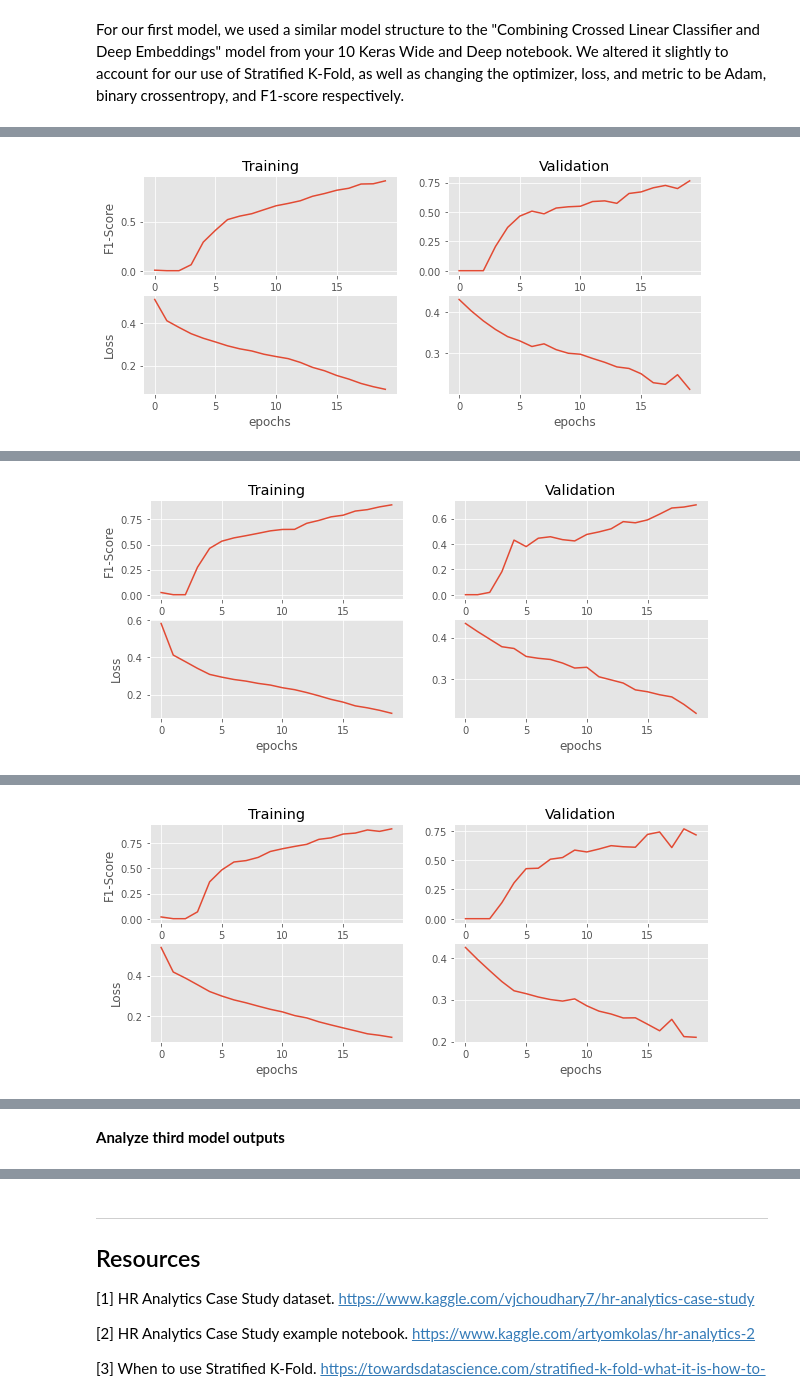
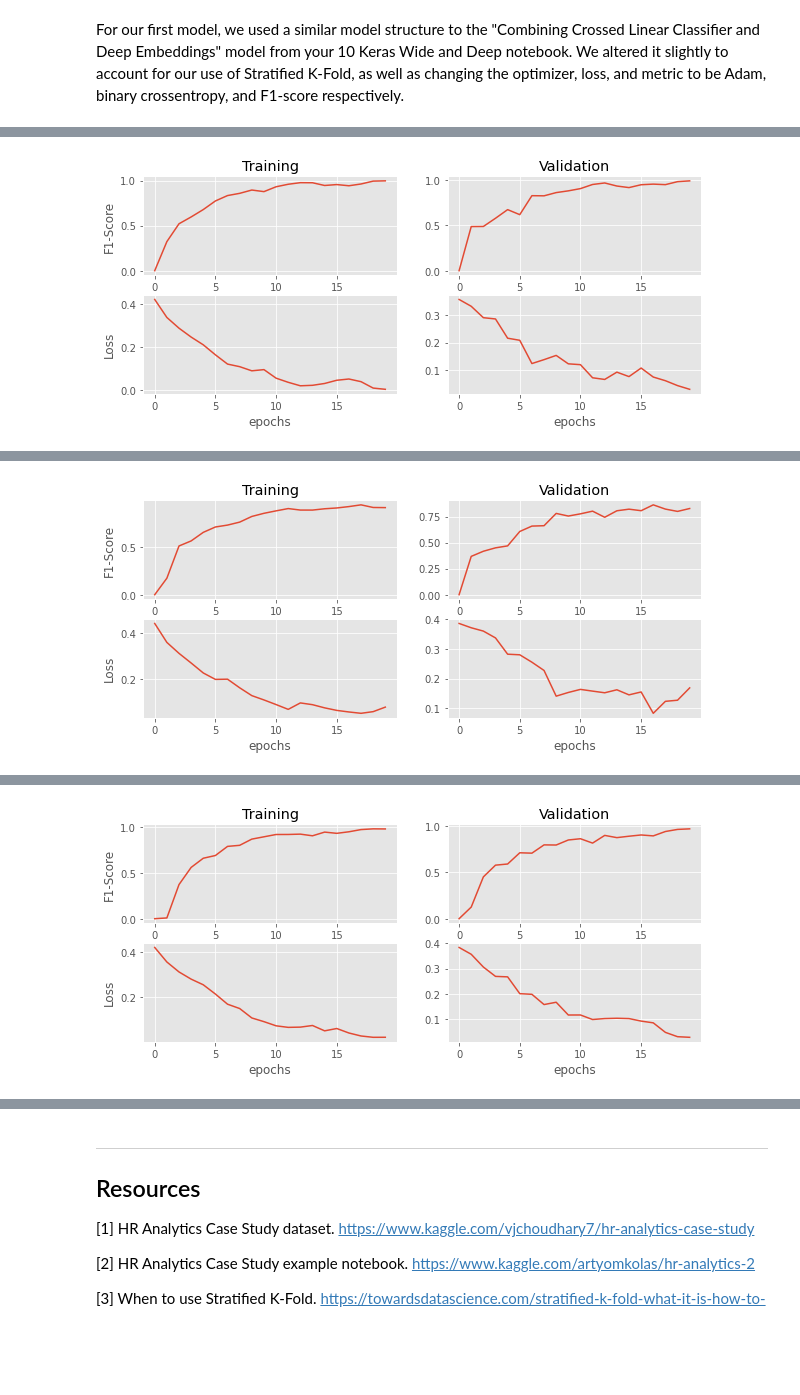
Before and after one commit to harrisonnoble/ml-projects, a Jupyter notebook: Lab 5/Lab 5.ipynb, the cells around one changed output, grey strips where cells are left out. Cells and saved outputs as stored; diff of their text form; code cells hidden in the pictures; blank space fills up the shorter version.

```diff
--- a/Lab 5/Lab 5.ipynb
+++ b/Lab 5/Lab 5.ipynb
@@ -630,7 +627,7 @@ We will now try to use different hyperparameters for Adam for our third model, a
 # %%
 from tensorflow.keras.optimizers import Adam
 
-adam = Adam
+adam = Adam(learning_rate=0.01, epsilon=1e-09)
 # %%
 from sklearn.metrics import auc
 from sklearn.metrics import roc_curve
@@ -726,7 +723,7 @@ for train, test in cv.split(X.to_numpy(), y.to_numpy()):
 
     model3 = Model(inputs=[input_cross,input_cat,input_cont], outputs=final_branch)
 
-    model3.compile(optimizer='adam',
+    model3.compile(optimizer=adam,
                    loss='binary_crossentropy',
                    metrics=[f1])
 
@@ -778 +775 @@ Fold 1 - Loss: 0.21111175417900085 F1-Score: 0.7666210532188416
-[figure, old version]
+[figure, new version]
@@ -780 +777 @@ Fold 2 - Loss: 0.2164444923400879 F1-Score: 0.7329146862030029
-[figure, old version]
+[figure, new version]
@@ -782 +779 @@ Fold 3 - Loss: 0.21002444624900818 F1-Score: 0.7275195717811584
-[figure, old version]
+[figure, new version]
@@ -789,2 +785,0 @@ Average F1-Score: 0.7550246238708496 (+- 0.04353668299790624)
-# %% [markdown]
-__Analyze third model outputs__
```
Also changed, not shown: parts of 27 cells of this notebook, 1 other file.
